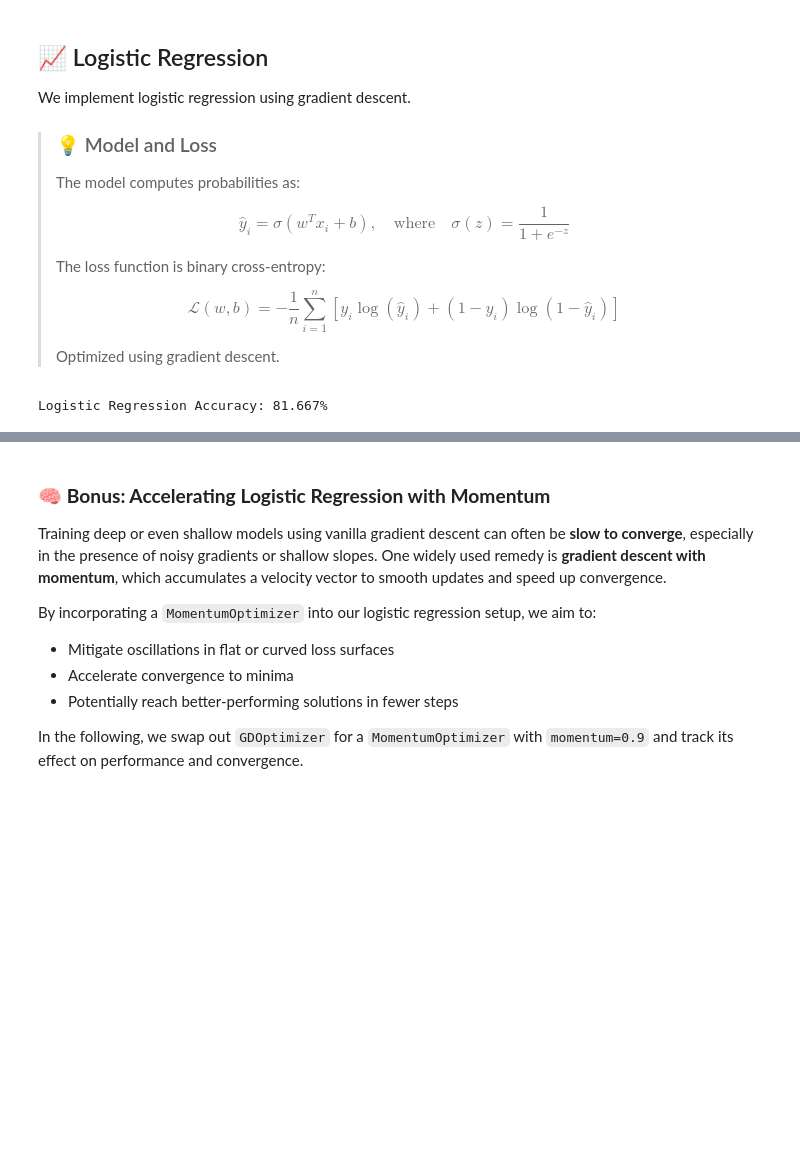
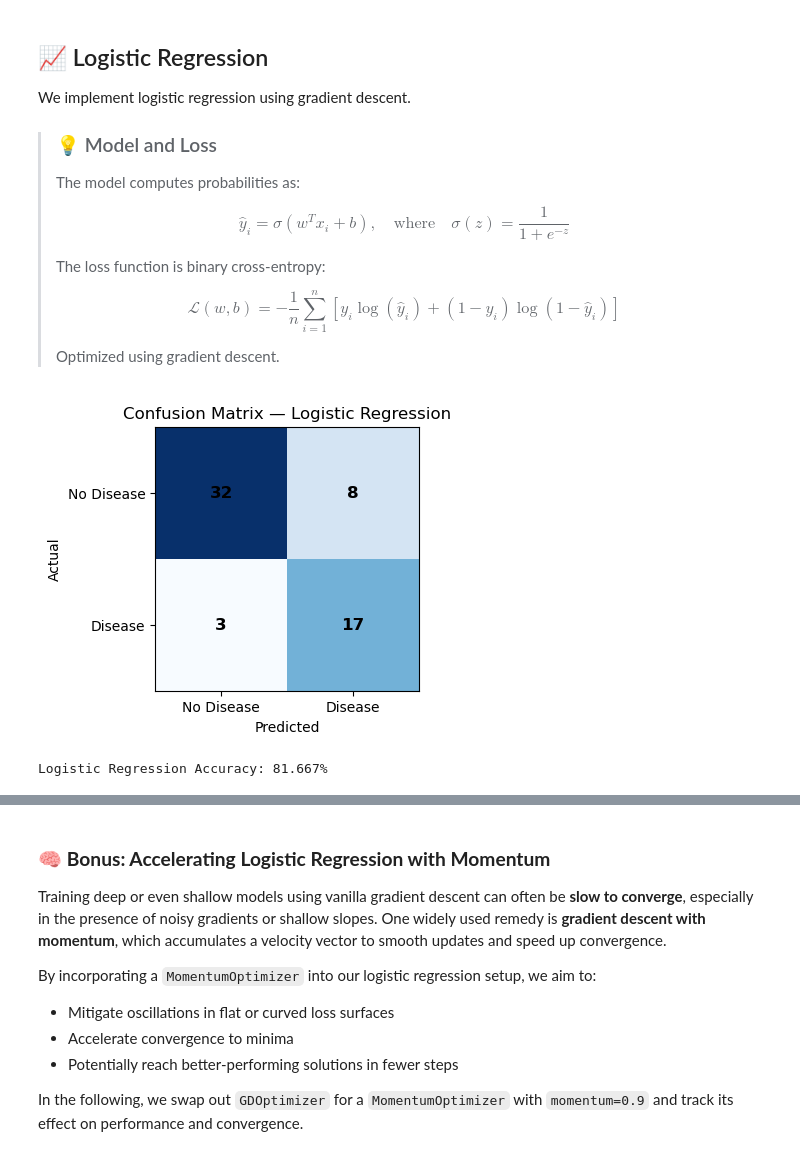
Before and after one commit to christian-hobelsberger/Heart_Disease_Interpretability, a Jupyter notebook: Heart_Disease_Interpretability.ipynb, the cells around one changed output, grey strips where cells are left out. Cells and saved outputs as stored; diff of their text form; code cells hidden in the pictures; blank space fills up the shorter version.

Commit message:
Added confusion matricies and updated README

```diff
--- a/Heart_Disease_Interpretability.ipynb
+++ b/Heart_Disease_Interpretability.ipynb
@@ -143,20 +144,22 @@ We implement logistic regression using gradient descent.
 # %%
 optimizer = GDOptimizer(learning_rate=1e-3)
 logreg = LogisticRegression(
     w=np.zeros(X_train.shape[1]),
     b=0.0,
     optimizer=optimizer,
     penalty="none"
 )
 
 accuracy = lambda y_true,y_pred: binary_accuracy(y_true,y_pred,class_labels=[0,1])
 metrics_dict = {'accuracy': accuracy,
                 'MSE': mean_squared_error}
 metrics_history = logreg.fit(X_train, y_train, num_epochs=150000, batch_size=len(X_train), compute_metrics=True, metrics_dict=metrics_dict)
 
 y_pred_logreg = logreg(X_test)
+plot_confusion_matrix(y_test, y_pred_logreg, model_name="Logistic Regression", save_path="assets/logreg_confusion_matrix.png")
 print(f"Logistic Regression Accuracy: {accuracy(y_test, y_pred_logreg):.3f}%")
 # %% [output]
+[figure, added]
 Logistic Regression Accuracy: 81.667%
 # %%
 fig, ax = plt.subplots()
```
Also changed, not shown: parts of 12 cells of this notebook, 9 other files.
